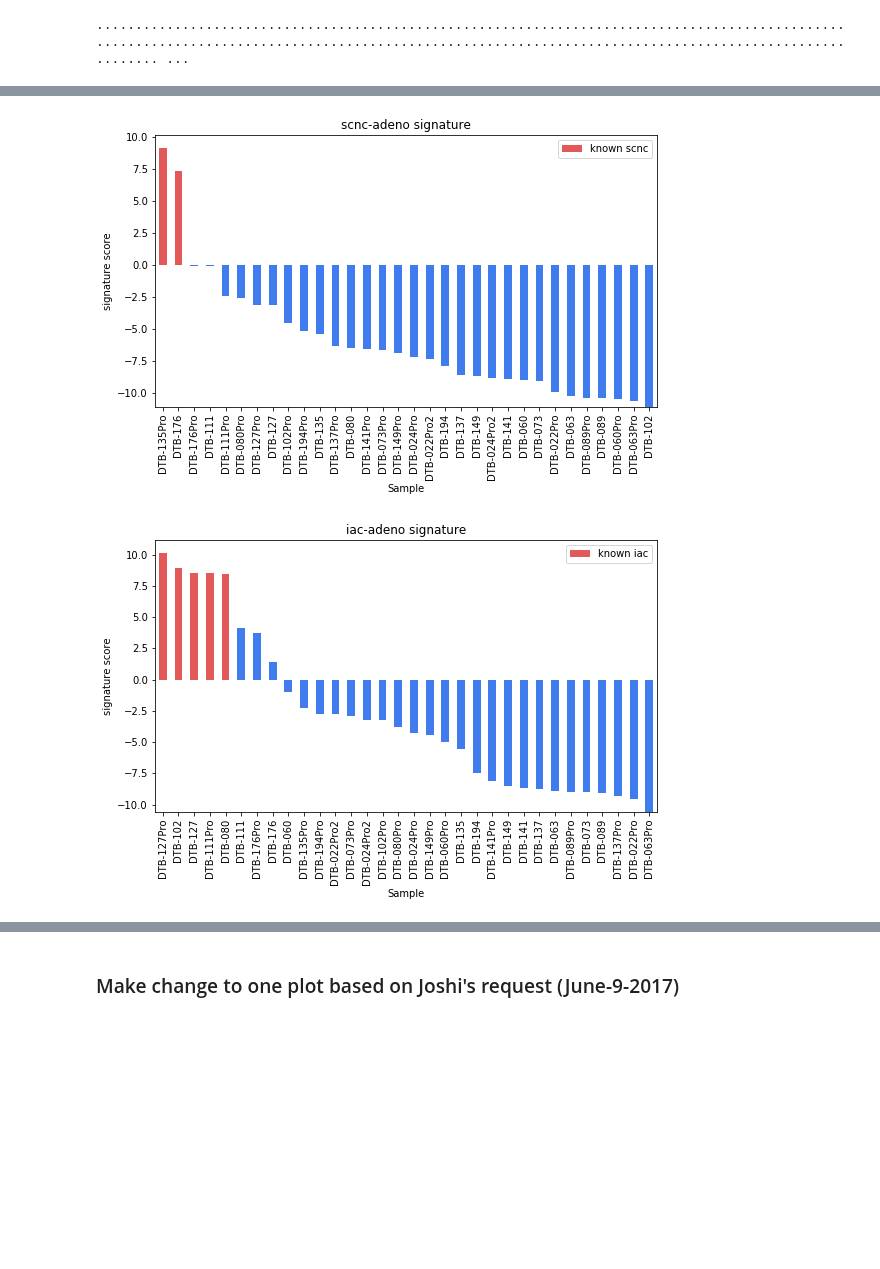
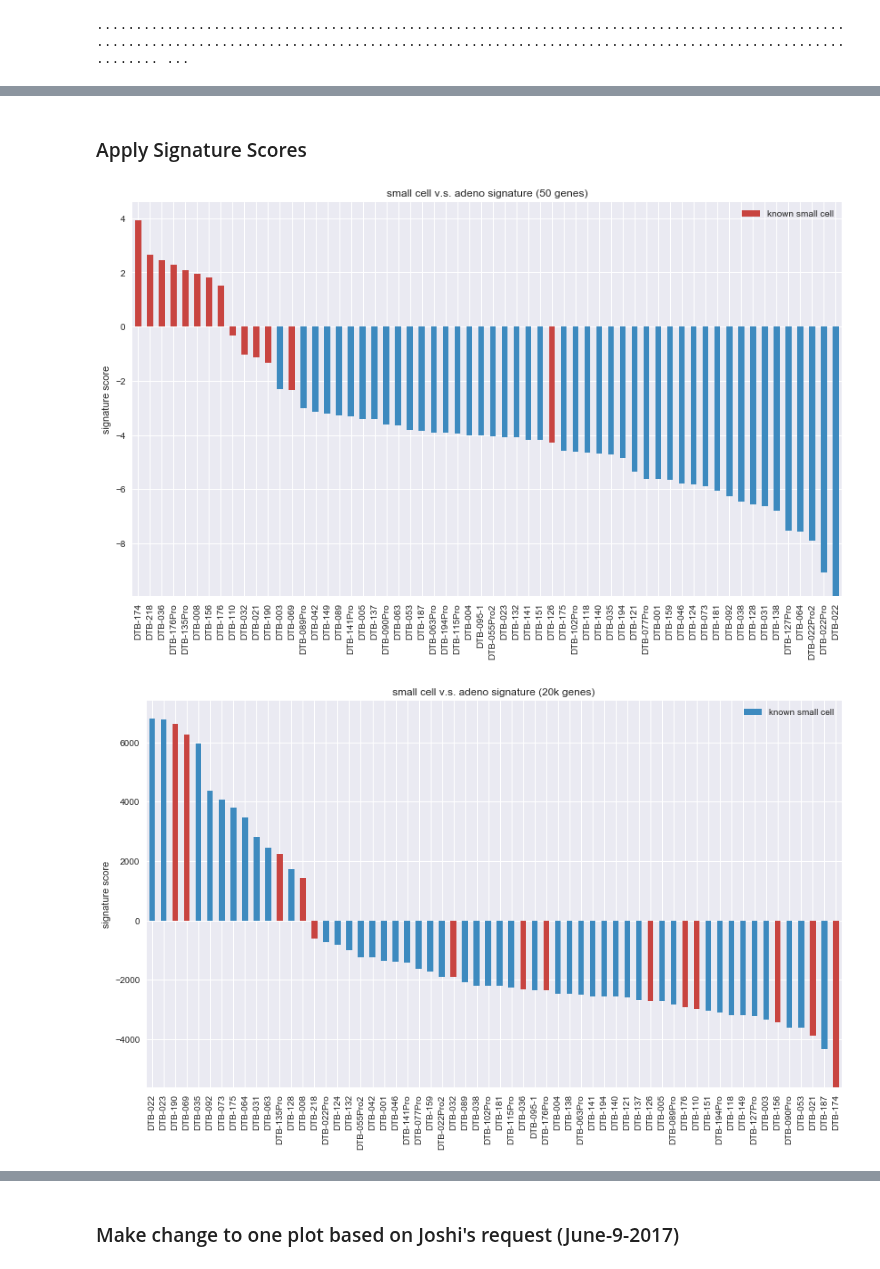
Before and after one commit to MollyZhang/ARsig_python, a Jupyter notebook: NEPCsig.ipynb, the cells around one changed output, grey strips where cells are left out. Drawn from its saved outputs; the diff is of its cells as text; code cells hidden in the pictures; blank space fills up the shorter version.

Commit message:
new heatmap plots with nice color palletes

```diff
--- a/NEPCsig.ipynb
+++ b/NEPCsig.ipynb
@@ -56,5 +51,18 @@ def extract_label(df_clinical):
 # %%
-def data_prep(x=df_mRNA, y=df_clinical, group1=["scnc"], group0=["adeno"]):
+def extract_label(df_clinical):
+    # small cell vs adeno
+    y_df = df_clinical[["Patient ID", "PURE SMALL CELL VS. ADENO (EXCLUDE IAC)",]].copy()
+    y_df.rename(columns={"PURE SMALL CELL VS. ADENO (EXCLUDE IAC)":"NEPC_label",
+                         "Patient ID": "Patient_ID"}, inplace=True)
+    y_df = y_df[~y_df["NEPC_label"].isin(["EXCLUDE", "NOT ADENOCARCINOMA"])].copy()
+
+    y_df.set_index("Patient_ID", inplace=True)
+    y_df[y_df["NEPC_label"].isin(["SMALL CELL"])] = "small cell"
+    y_df[y_df["NEPC_label"].isin(["Adenocarcinoma".upper()])] = "adeno"
+    return y_df
+
+
+def data_prep(x=df_mRNA, y=df_clinical, group1=["small cell"], group0=["adeno"]):
     """
     extract the samples in label group zero v.s. label group one,
     in training, the former is assigned a label of 0 and the latter is asigned a label of 1
@@ -77,3 +85,8 @@ def data_prep(x=df_mRNA, y=df_clinical, group1=["scnc"], group0=["adeno"]):
     assert(list(X.index) == list(y.index))
 
     return X, y
+
+
+def calc_signature(X, y, classifier=linear_model.LogisticRegression()):
+    classifier.fit(X, np.array(list(y['NEPC_label'])))
+    return classifier.coef_[0]
@@ -231,15 +137,27 @@ df_combined
+# %% [markdown]
+### Apply Signature Scores
 # %%
-for sig in all_sigs.columns:
-    plt.figure(sig, figsize=(9,5))
-    group1 = sig.split("-")[0]
-    this_sig = df_combined.sort_values(by=sig, ascending=False)
-    highlight = list(this_sig[this_sig["NEPC_label"] == group1].index)
-    rest = list(this_sig[this_sig["NEPC_label"] != group1].index)
-    colors = dict(zip(highlight + rest, ["#E35957"] * len(highlight) + ["#407CED"] * len(rest)))
-    this_sig[sig].plot.bar(color=[colors[i] for i in this_sig.index])
-    plt.title(sig + " signature")
+# apply NEPC signatures to known samples
+X, y = data_prep()
+sig_df = pd.read_pickle("./data/NEPC/NEPC_sigs.pkl")
+sig_scores_df = pd.DataFrame(index=X.index)
+
+for sig in sig_df.columns:
+    fig = plt.figure(sig, figsize=(14,8))
+    sig_scores_df[sig] = np.matmul(X.as_matrix(), sig_df[sig])
+    sig_scores_df.sort_values(sig, ascending=False, inplace=True)
+
+    small_cell = list(y[y["NEPC_label"] == 1].index)
+    adeno = list(y[y["NEPC_label"] != 1].index)
+    colors = dict(zip(small_cell + adeno, ["#C84440"] * len(small_cell) + ["#3D8ABF"] * len(adeno)))
+
+    sig_scores_df[sig].plot.bar(color=[colors[i] for i in sig_scores_df.index])
+    plt.title("small cell v.s. adeno signature ({0} genes)".format(sig))
     plt.ylabel("signature score")
-    plt.legend(["known " + group1])
+    plt.legend(["known small cell"])
+    fig.savefig("./{0}_gene_scores.png".format(sig), dpi=200)
+
+plt.show()
 # %% [output]
-[figure, old version]
+[figure, new version]
-[figure, old version]
+[figure, new version]
```
Also changed, not shown: parts of 30 cells of this notebook, 4 other files.
